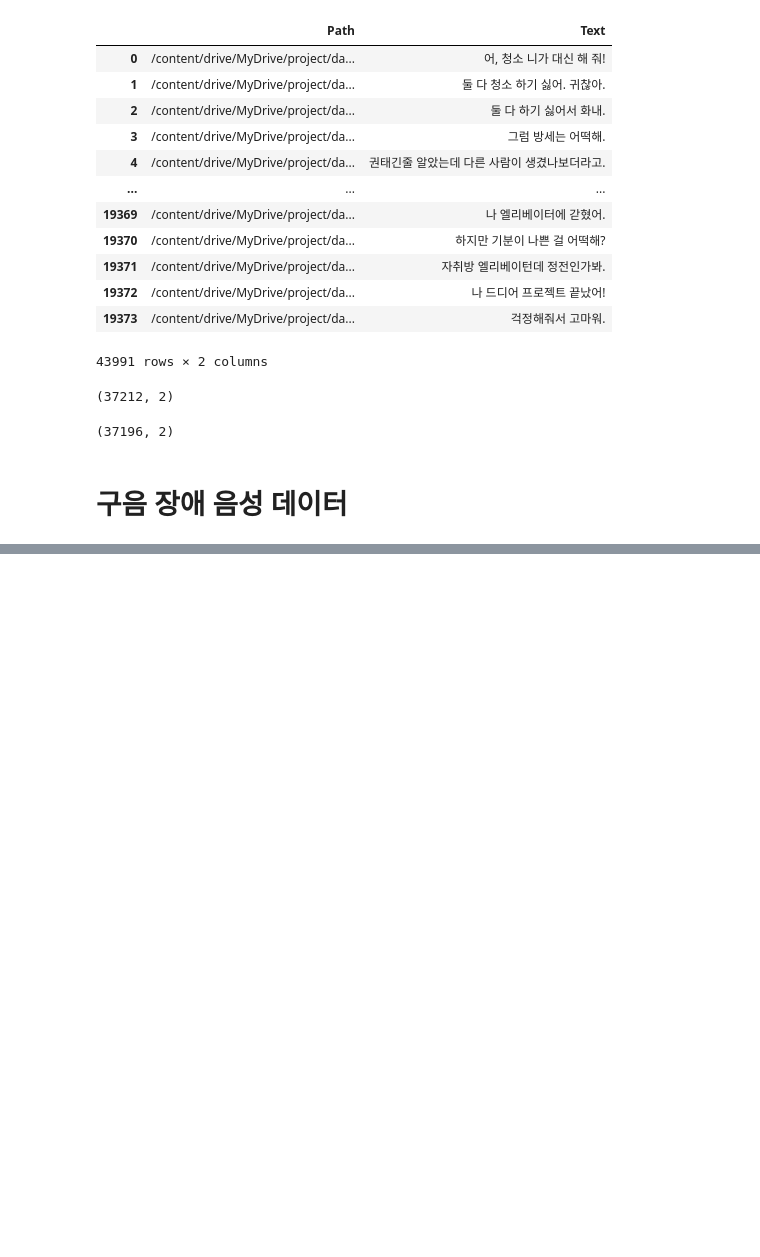
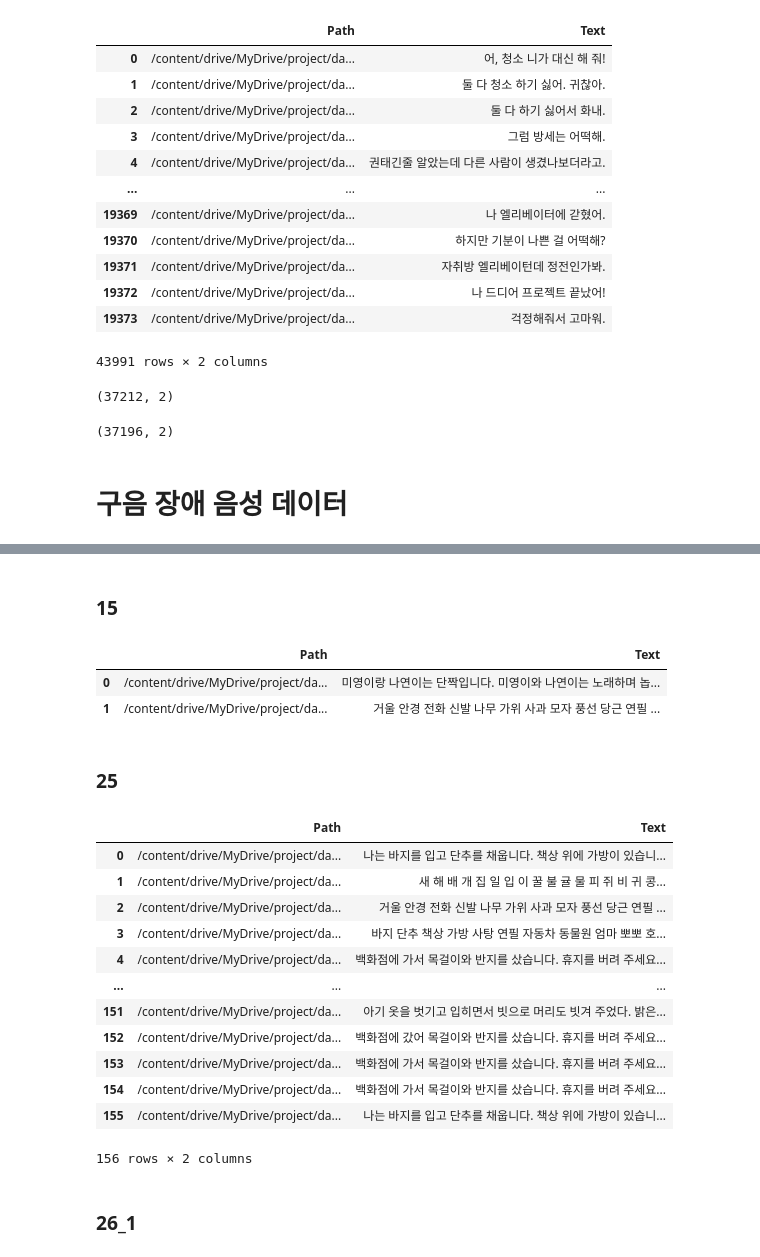
Before and after one commit to Yewon9/STT, a Jupyter notebook: Data_Preprocessing.ipynb, the cells around one changed output, grey strips where cells are left out. Drawn from its saved outputs; the diff is of its cells as text; code cells hidden in the pictures; blank space fills up the shorter version.

```diff
--- a/Data_Preprocessing.ipynb
+++ b/Data_Preprocessing.ipynb
@@ -161,0 +169,68 @@ general.to_csv('general.csv', index = False, encoding = 'utf-8-sig')
+# %% [markdown]
+### 15
+# %%
+wav_dir = '/content/drive/MyDrive/project/data/Training/wav/15'
+json_dir = '/content/drive/MyDrive/project/data/Training/json/15'
+# %%
+def create_dataframe(wav_dir, json_dir):
+    data = []
+    for wav_file in os.listdir(wav_dir):
+        if wav_file.endswith(".wav"):
+            wav_path = os.path.join(wav_dir, wav_file)
+            json_path = os.path.join(json_dir, wav_file.replace(".wav", ".json"))
+
+            if os.path.exists(json_path):
+                with open(json_path, 'r', encoding = 'utf-8') as f:
+                    json_data = json.load(f)
+                    text = json_data.get('Transcript', '')
+
+                data.append({"Path" : wav_path, "Text" : text})
+
+    return pd.DataFrame(data)
+# %%
+disorder_15 = create_dataframe(wav_dir, json_dir)
+disorder_15
+# %% [output]
+|  | Path | Text |
+| 0 | /content/drive/MyDrive/project/da... | 미영이랑 나연이는 단짝입니다. 미영이와 나연이는 노래하며 놉... |
+| 1 | /content/drive/MyDrive/project/da... | 거울 안경 전화 신발 나무 가위 사과 모자 풍선 당근 연필 ... |
+# %% [markdown]
+### 25
+# %%
+wav_dir = '/content/drive/MyDrive/project/data/Training/wav/25'
+json_dir = '/content/drive/MyDrive/project/data/Training/json/25'
+# %%
+def create_dataframe(wav_dir, json_dir):
+    data = []
+    for wav_file in os.listdir(wav_dir):
+        if wav_file.endswith(".wav"):
+            wav_path = os.path.join(wav_dir, wav_file)
+            json_path = os.path.join(json_dir, wav_file.replace(".wav", ".json"))
+
+            if os.path.exists(json_path):
+                with open(json_path, 'r', encoding = 'utf-8') as f:
+                    json_data = json.load(f)
+                    text = json_data.get('Transcript', '')
+
+                data.append({"Path" : wav_path, "Text" : text})
+
+    return pd.DataFrame(data)
+# %%
+disorder_25 = create_dataframe(wav_dir, json_dir)
+disorder_25
+# %% [output]
+|  | Path | Text |
+| 0 | /content/drive/MyDrive/project/da... | 나는 바지를 입고 단추를 채웁니다. 책상 위에 가방이 있습니... |
+| 1 | /content/drive/MyDrive/project/da... | 새 해 배 개 집 일 입 이 꿀 불 귤 물 피 쥐 비 귀 콩... |
+| 2 | /content/drive/MyDrive/project/da... | 거울 안경 전화 신발 나무 가위 사과 모자 풍선 당근 연필 ... |
+| 3 | /content/drive/MyDrive/project/da... | 바지 단추 책상 가방 사탕 연필 자동차 동물원 엄마 뽀뽀 호... |
+| 4 | /content/drive/MyDrive/project/da... | 백화점에 가서 목걸이와 반지를 샀습니다. 휴지를 버려 주세요... |
+| ... | ... | ... |
+| 151 | /content/drive/MyDrive/project/da... | 아기 옷을 벗기고 입히면서 빗으로 머리도 빗겨 주었다. 밝은... |
+| 152 | /content/drive/MyDrive/project/da... | 백화점에 갔어 목걸이와 반지를 샀습니다. 휴지를 버려 주세요... |
+| 153 | /content/drive/MyDrive/project/da... | 백화점에 가서 목걸이와 반지를 샀습니다. 휴지를 버려 주세요... |
+| 154 | /content/drive/MyDrive/project/da... | 백화점에 가서 목걸이와 반지를 샀습니다. 휴지를 버려 주세요... |
+| 155 | /content/drive/MyDrive/project/da... | 나는 바지를 입고 단추를 채웁니다. 책상 위에 가방이 있습니... |
+156 rows × 2 columns
+# %% [markdown]
+### 26_1
```
Also changed, not shown: parts of 14 cells of this notebook.
